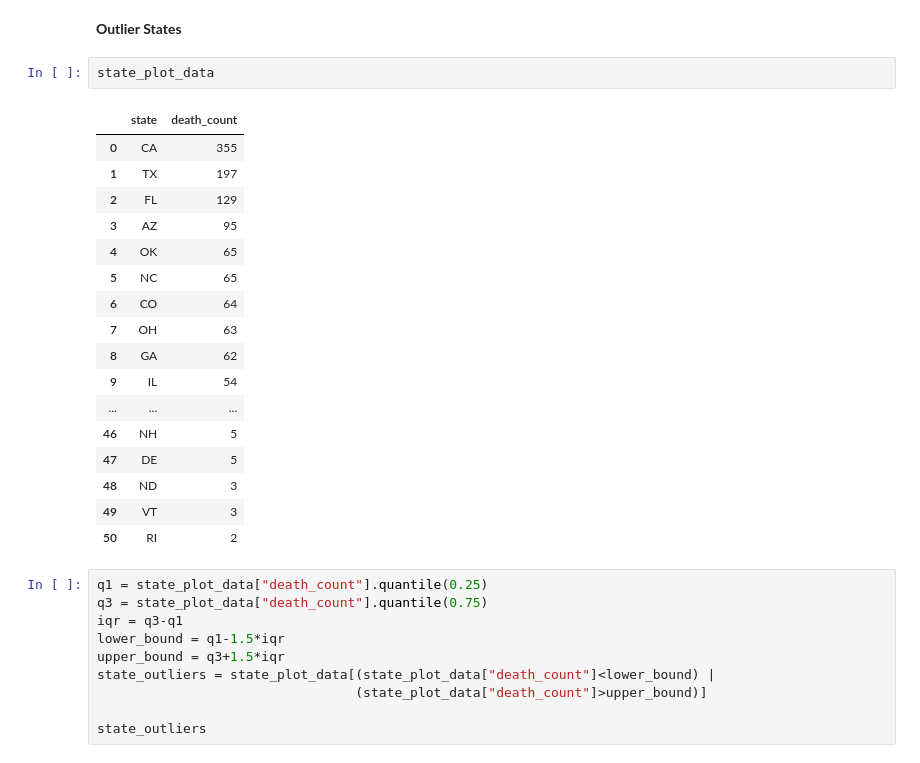
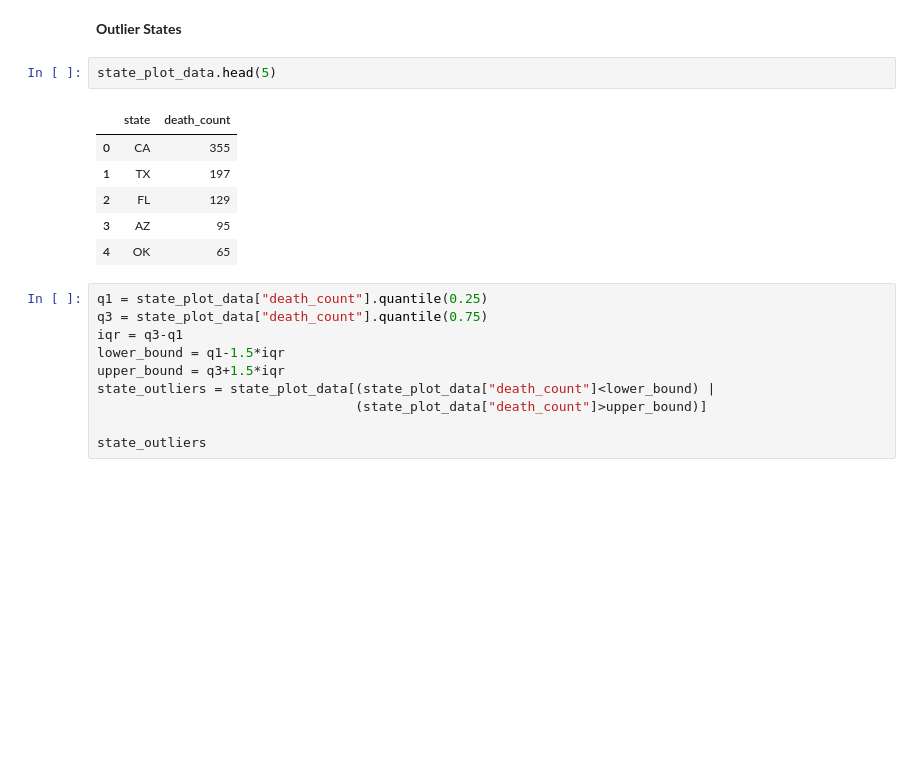
Before and after one commit to CelineChiLamNg/fatal_police_shootings, a Jupyter notebook: FatalPoliceShootings.ipynb, the cells around one changed output. Saved outputs shown, nothing was run; the diff lists cells and outputs as text; blank space fills up the shorter version.

```diff
--- a/FatalPoliceShootings.ipynb
+++ b/FatalPoliceShootings.ipynb
@@ -628,25 +626,14 @@ HTML("<iframe src=statemap_plot.html width=700 height=500></iframe>")
 # %% [markdown]
 **Outlier States**
 # %%
-state_plot_data
+state_plot_data.head(5)
 # %% [output]
 |  | state | death_count |
 | 0 | CA | 355 |
 | 1 | TX | 197 |
 | 2 | FL | 129 |
 | 3 | AZ | 95 |
 | 4 | OK | 65 |
-| 5 | NC | 65 |
-| 6 | CO | 64 |
-| 7 | OH | 63 |
-| 8 | GA | 62 |
-| 9 | IL | 54 |
-| ... | ... | ... |
-| 46 | NH | 5 |
-| 47 | DE | 5 |
-| 48 | ND | 3 |
-| 49 | VT | 3 |
-| 50 | RI | 2 |
 # %%
 q1 = state_plot_data["death_count"].quantile(0.25)
 q3 = state_plot_data["death_count"].quantile(0.75)
```
Also changed, not shown: parts of 25 cells of this notebook.
